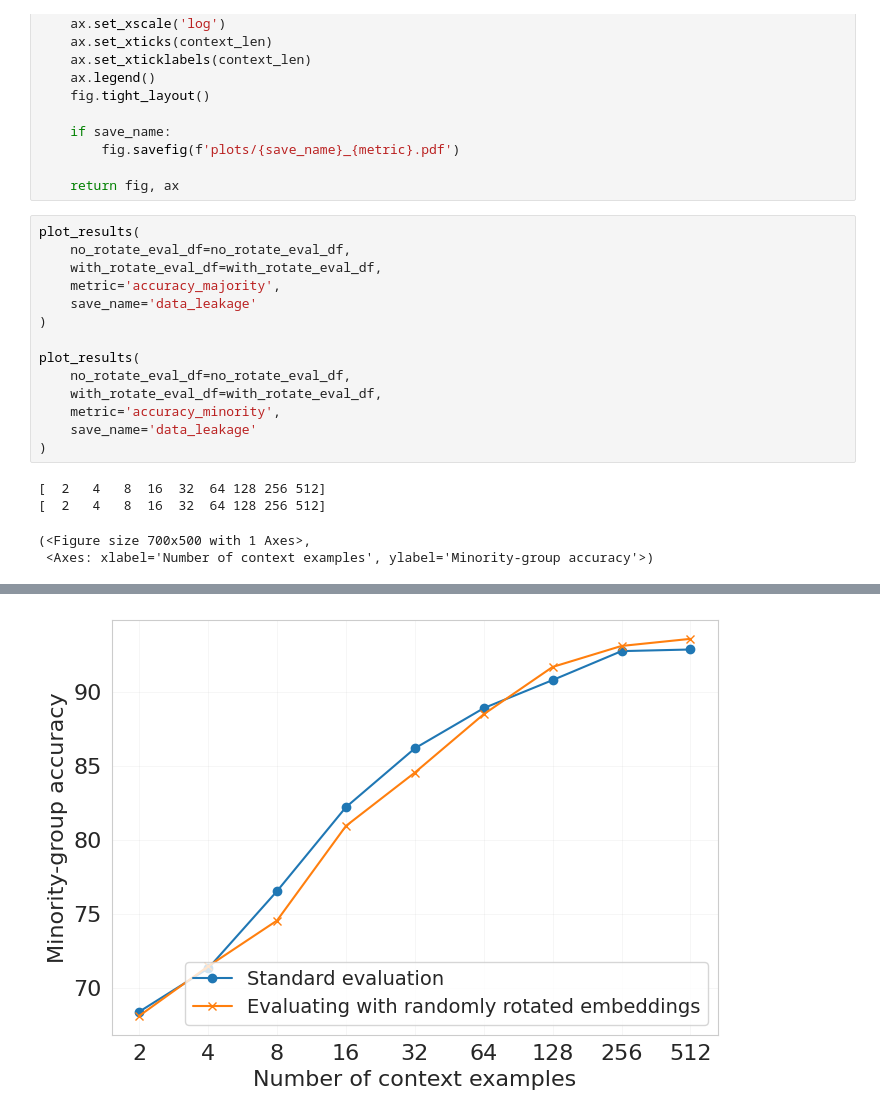
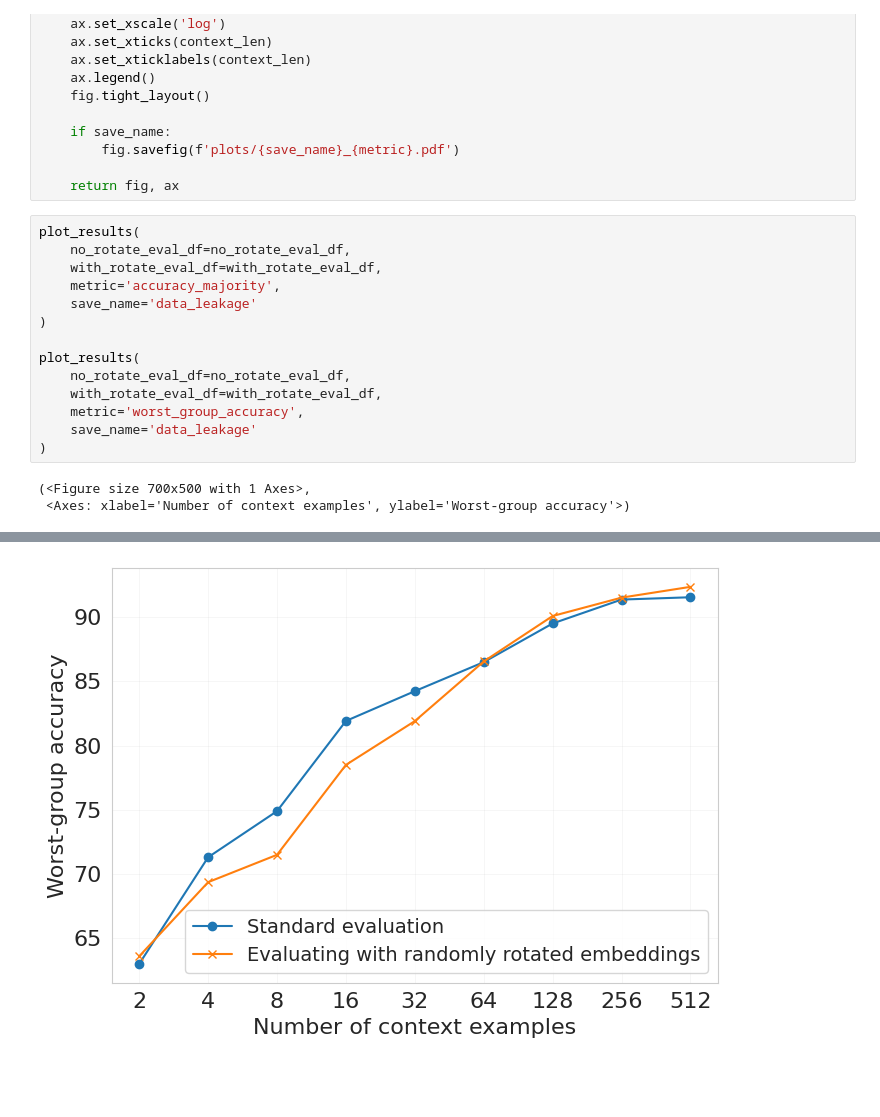
Before and after one commit to samvel-karapetyan/incontext_learning, a Jupyter notebook: notebooks/Data-leakage-plot.ipynb, the cells around one changed output, grey strips where cells are left out. Saved outputs shown, nothing was run; the diff lists cells and outputs as text; blank space fills up the shorter version.

Commit message:
Update data leakage plot

```diff
--- a/notebooks/Data-leakage-plot.ipynb
+++ b/notebooks/Data-leakage-plot.ipynb
@@ -112,21 +112,19 @@ def plot_results(
 # %%
 plot_results(
     no_rotate_eval_df=no_rotate_eval_df,
     with_rotate_eval_df=with_rotate_eval_df,
     metric='accuracy_majority',
     save_name='data_leakage'
 )
 
 plot_results(
     no_rotate_eval_df=no_rotate_eval_df,
     with_rotate_eval_df=with_rotate_eval_df,
-    metric='accuracy_minority',
+    metric='worst_group_accuracy',
     save_name='data_leakage'
 )
 # %% [output]
-[  2   4   8  16  32  64 128 256 512]
-[  2   4   8  16  32  64 128 256 512]
+(<Figure size 700x500 with 1 Axes>,
+ <Axes: xlabel='Number of context examples', ylabel='Worst-group accuracy'>)
-(<Figure size 700x500 with 1 Axes>,
- <Axes: xlabel='Number of context examples', ylabel='Minority-group accuracy'>)
 [figure]
-[figure, old version]
+[figure, new version]
```
